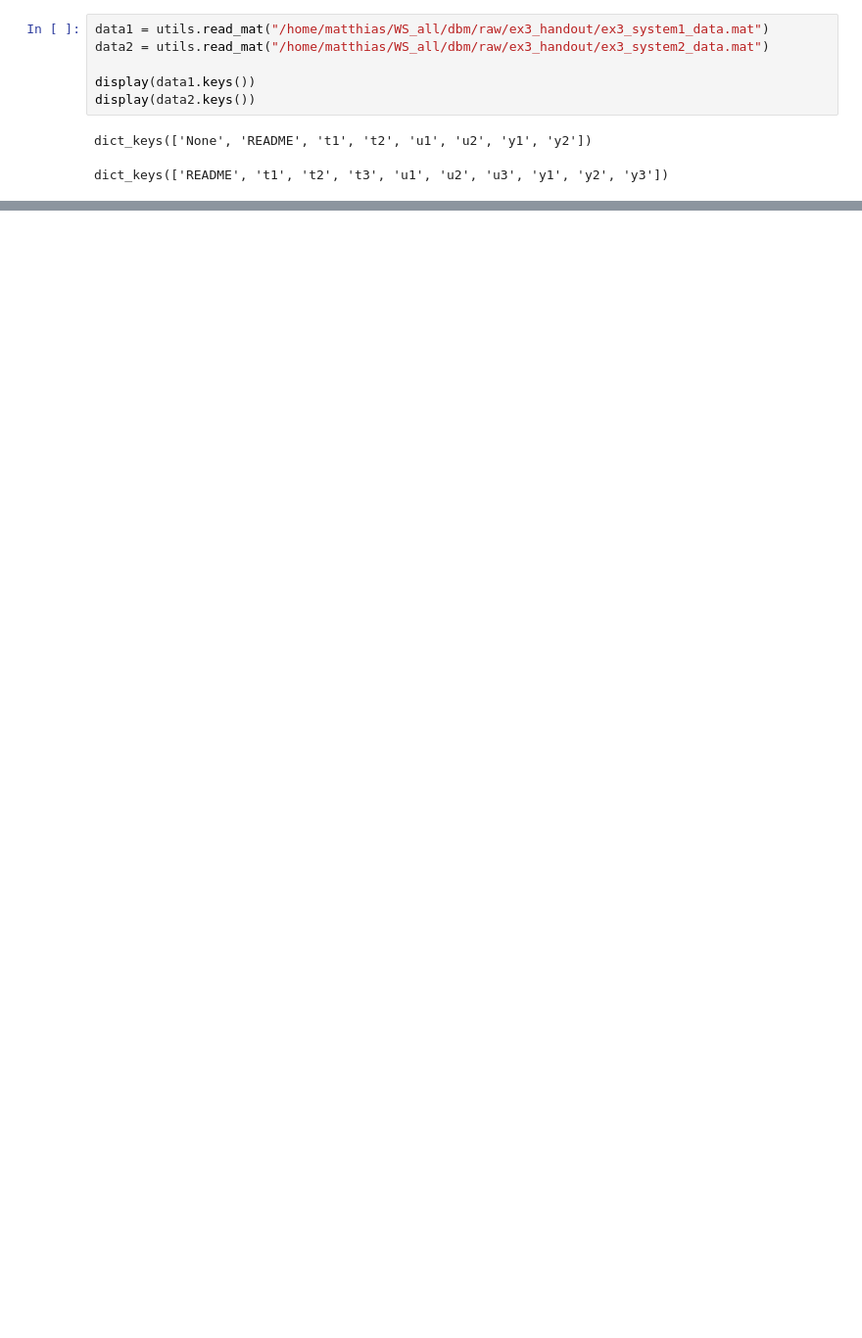
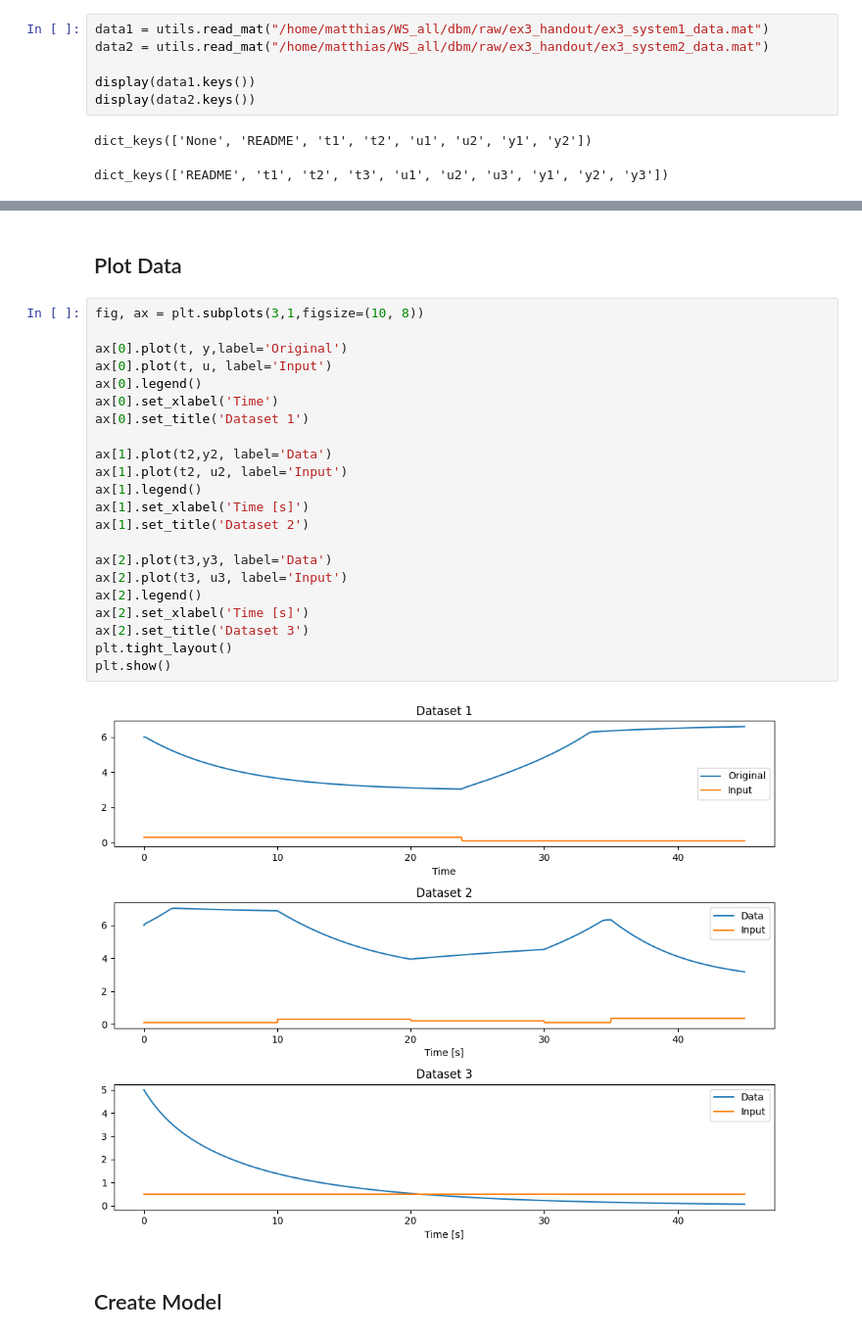
Before and after one commit to MatzeLopi/KIT-2243070, a Jupyter notebook: Exercises/ex3.ipynb, the cells around one changed output, grey strips where cells are left out. Shown: that part at 98% size. Saved outputs shown, nothing was run; the diff lists cells and outputs as text; blank space fills up the shorter version.

```diff
--- a/Exercises/ex3.ipynb
+++ b/Exercises/ex3.ipynb
@@ -40,3 +40,31 @@ Ts = t[1] - t[0]
+# %% [markdown]
+## Plot Data
+# %%
+fig, ax = plt.subplots(3,1,figsize=(10, 8))
+
+ax[0].plot(t, y,label='Original')
+ax[0].plot(t, u, label='Input')
+ax[0].legend()
+ax[0].set_xlabel('Time')
+ax[0].set_title('Dataset 1')
+
+ax[1].plot(t2,y2, label='Data')
+ax[1].plot(t2, u2, label='Input')
+ax[1].legend()
+ax[1].set_xlabel('Time [s]')
+ax[1].set_title('Dataset 2')
+
+ax[2].plot(t3,y3, label='Data')
+ax[2].plot(t3, u3, label='Input')
+ax[2].legend()
+ax[2].set_xlabel('Time [s]')
+ax[2].set_title('Dataset 3')
+plt.tight_layout()
+plt.show()
+# %% [output]
+[figure, added]
+# %% [markdown]
+## Create Model
 # %%
 na_range = jnp.array([3,6])
 nb_range = jnp.array([3,6])
```
Also changed, not shown: parts of 10 cells of this notebook, 7 other files.
